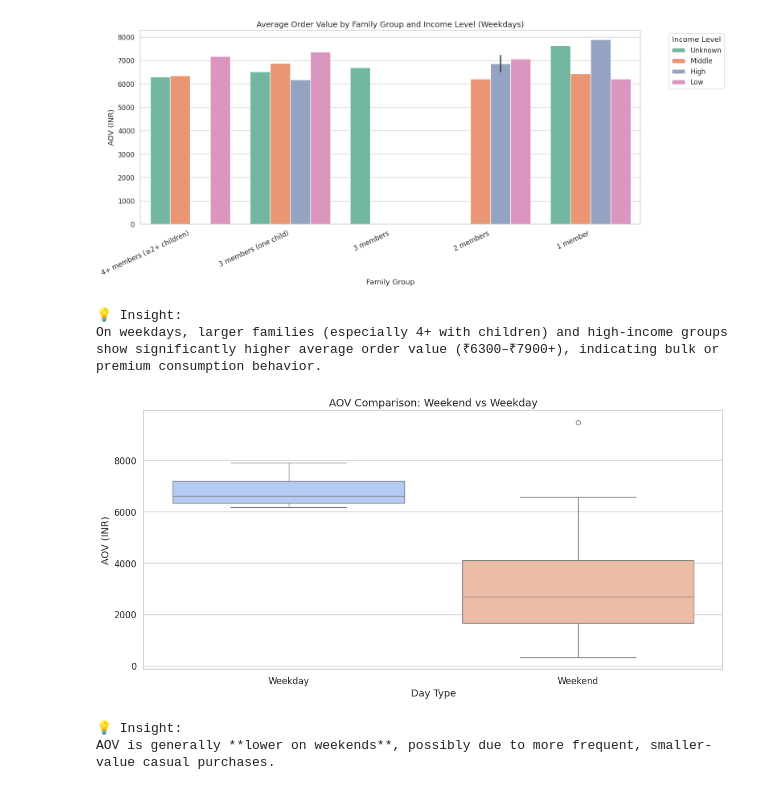
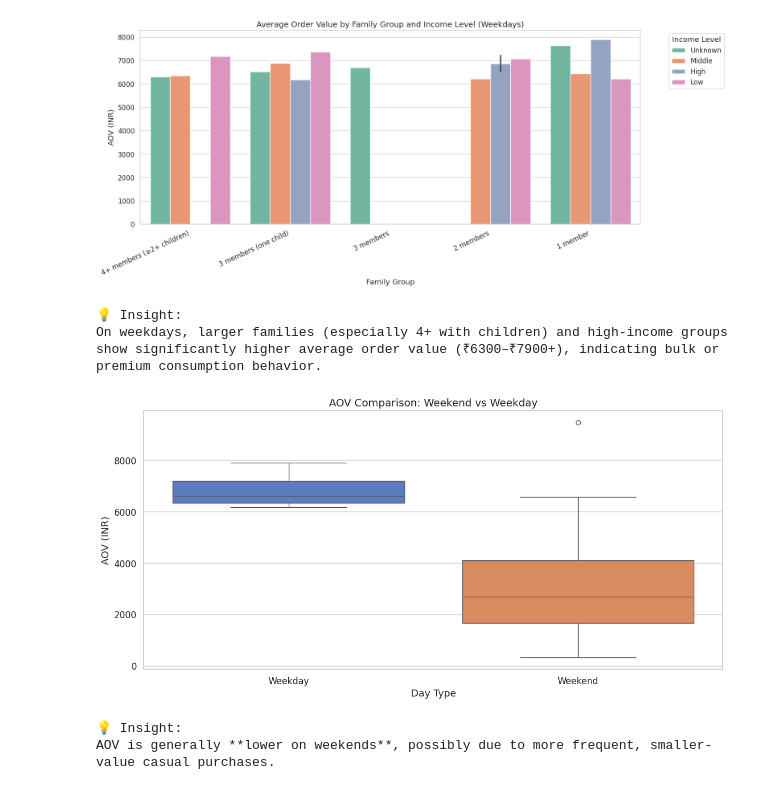
Before and after one commit to bharathssa/Information_Management_Project702, a Jupyter notebook: Python_File/Prj_702_RQ3.ipynb, the cells around one changed output. Saved outputs shown, nothing was run; the diff lists cells and outputs as text; code cells hidden in the pictures.

```diff
--- a/Python_File/Prj_702_RQ3.ipynb
+++ b/Python_File/Prj_702_RQ3.ipynb
@@ -58,35 +58,35 @@ df = pd.DataFrame(data)
 plt.figure(figsize=(14, 7))
 sns.barplot(data=df[df['is_weekend'] == 0], x="family_group", y="AOV", hue="income_level", palette="Set2")
 plt.title("Average Order Value by Family Group and Income Level (Weekdays)", fontsize=14)
 plt.xticks(rotation=25, ha='right')
 plt.ylabel("AOV (INR)")
 plt.xlabel("Family Group")
 plt.tight_layout()
 plt.legend(title="Income Level", bbox_to_anchor=(1.05, 1), loc='upper left')
 plt.show()
 
 print("\n💡 Insight:\nOn weekdays, larger families (especially 4+ with children) and high-income groups \
 show significantly higher average order value (₹6300–₹7900+), indicating bulk or premium consumption behavior.\n")
 
 # === STEP 4: Compare AOV Distribution (Weekend vs Weekday) ===
 plt.figure(figsize=(12, 6))
-sns.boxplot(data=df, x="is_weekend", y="AOV", palette="coolwarm")
+sns.boxplot(data=df, x="is_weekend", y="AOV", palette="muted")
 plt.xticks([0, 1], ["Weekday", "Weekend"])
 plt.title("AOV Comparison: Weekend vs Weekday", fontsize=14)
 plt.ylabel("AOV (INR)")
 plt.xlabel("Day Type")
 plt.tight_layout()
 plt.show()
 
 print("\n💡 Insight:\nAOV is generally **lower on weekends**, possibly due to more frequent, smaller-value casual purchases.\n")
 
 # === STEP 5: Save visualization files (optional) ===
 # plt.savefig("/mnt/data/family_income_AOV.png", dpi=200, bbox_inches='tight')
 # %% [output]
 [figure]
 💡 Insight:
 On weekdays, larger families (especially 4+ with children) and high-income groups show significantly higher average order value (₹6300–₹7900+), indicating bulk or premium consumption behavior.
-[figure, old version]
+[figure, new version]
 💡 Insight:
 AOV is generally **lower on weekends**, possibly due to more frequent, smaller-value casual purchases.
 # %%
```
Also changed, not shown: parts of 1 cell of this notebook.
